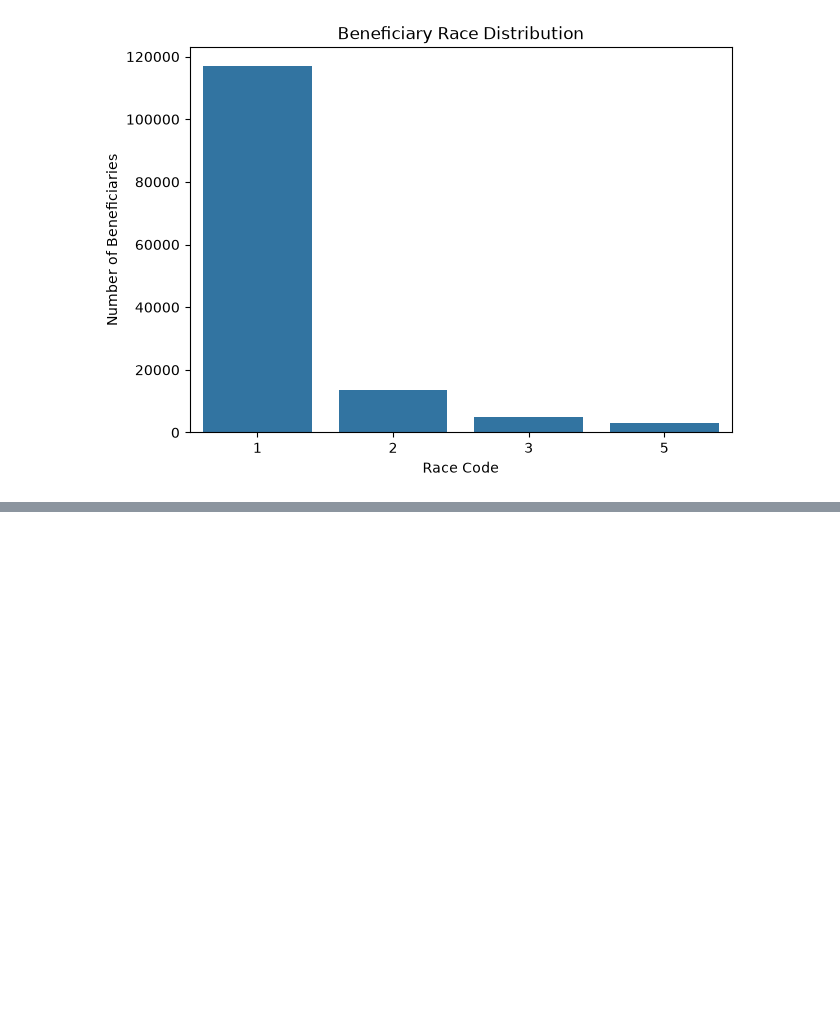
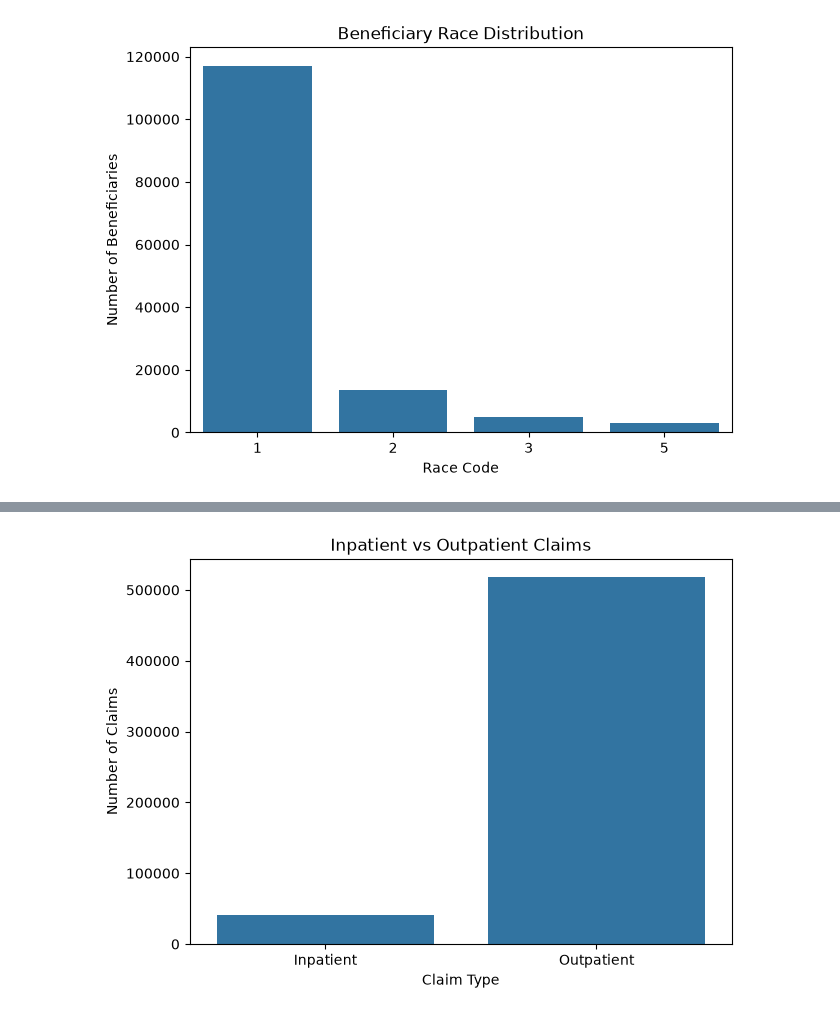
Before and after one commit to R-Bency/Healthcare-Insurance-claim-fraud-detection, a Jupyter notebook: notebooks/01.eda.ipynb, the cells around one changed output, grey strips where cells are left out. Saved outputs shown, nothing was run; the diff lists cells and outputs as text; code cells hidden in the pictures; blank space fills up the shorter version.

```diff
--- a/notebooks/01.eda.ipynb
+++ b/notebooks/01.eda.ipynb
@@ -554,0 +636,20 @@ plt.show()
+# %%
+claim_counts = pd.Series({
+    "Inpatient": len(inpatient_df),
+    "Outpatient": len(outpatient_df)
+})
+
+plt.figure(figsize=(7, 5))
+
+sns.barplot(
+    x=claim_counts.index,
+    y=claim_counts.values
+)
+
+plt.title("Inpatient vs Outpatient Claims")
+plt.xlabel("Claim Type")
+plt.ylabel("Number of Claims")
+
+plt.show()
+# %% [output]
+[figure, added]
```
Also changed, not shown: parts of 28 cells of this notebook, 4 other files.
